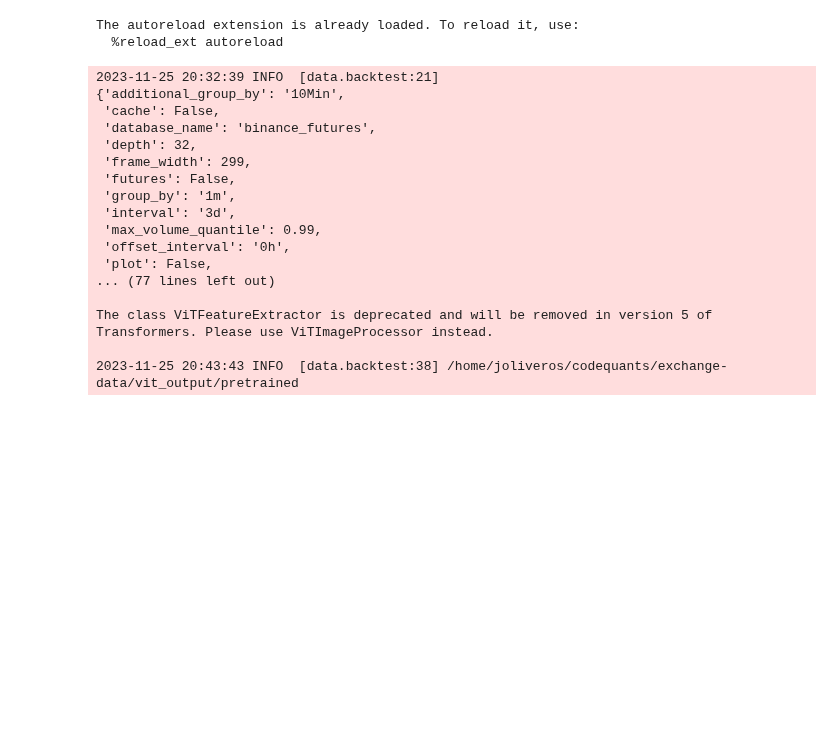
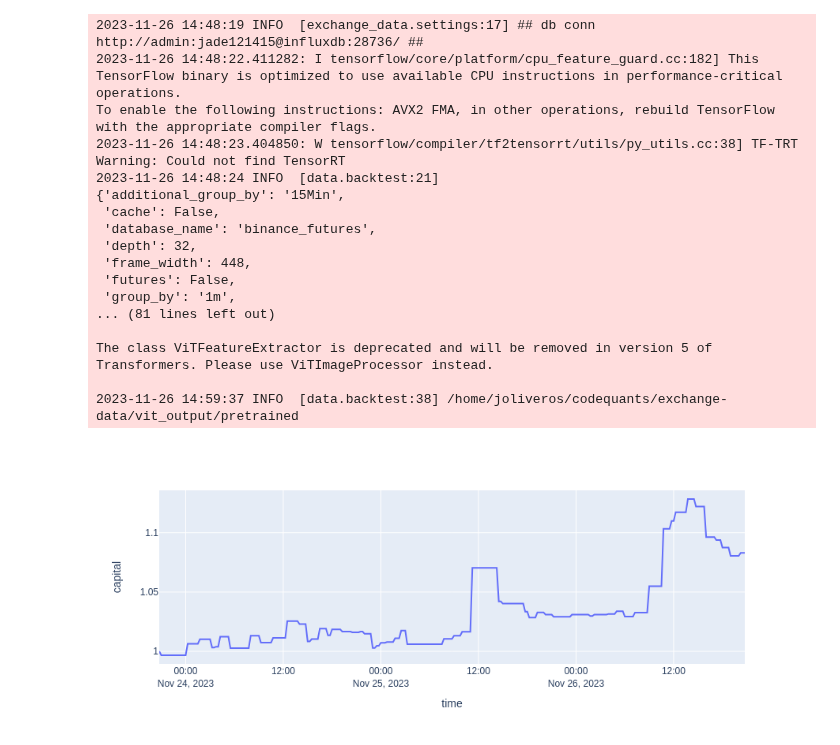
Before and after one commit to joliveros/exchange-data, a Jupyter notebook: notebooks/backtest.ipynb, the cells around one changed output. Saved outputs shown, nothing was run; the diff lists cells and outputs as text; code cells hidden in the pictures; blank space fills up the shorter version.

```diff
--- a/notebooks/backtest.ipynb
+++ b/notebooks/backtest.ipynb
@@ -5,51 +5,79 @@
 from exchange_data.data import OrderBookFrame
 from exchange_data.data.backtest import Backtest
 import pandas as pd
 import numpy as np
 import alog
 import plotly.graph_objs as go
 import plotly.express as px
 import plotly as py
 import plotly.offline as ofl
 from plotly.offline import init_notebook_mode
 
 init_notebook_mode(connected=True)
 params = {
  'cache': False,
  'database_name': 'binance_futures',
  'depth': 32,
  'futures': False,
  'group_by': '1m',
  'interval': '3d',
  'max_volume_quantile': 0.99,
  'offset_interval': '0h',
  'plot': False,
  'round_decimals': 2,
  'sequence_length': 48,
  'symbol': 'UNFIUSDT',
  'window_size': '1h',
- 'additional_group_by': '10Min',
- 'frame_width': 299
+ 'additional_group_by': '15Min',
+ 'frame_width': 448
 }
 
 df = Backtest(**params).frame
+capital = 1
+df['capital'] = 0
+df_len = df.shape[0]
+capital_ls = []
+price_in = None
+
+for ix in range(0, df_len):
+    if ix < df_len - 1:
+        row = df.iloc[ix]
+        next_row = df.iloc[ix + 1]
+        best_ask = row['best_ask']
+
+        if row['prediction'] == 1:
+            if price_in == None:
+                price_in = row['best_bid']
+        else:
+            if price_in:
+                pnl = (best_ask - price_in) / price_in
+                capital = capital + (capital * pnl)
+
+            price_in = None
+
+    #alog.info(capital)
+    capital_ls.append(capital)
+
+df['capital'] = np.asarray(capital_ls)
+
+df=df.loc[:, df.columns!='orderbook_img']
+px.line(df, y='capital')
 # %% [output]
-The autoreload extension is already loaded. To reload it, use:
-  %reload_ext autoreload
+2023-11-26 14:48:19 INFO  [exchange_data.settings:17] ## db conn http://admin:jade121415@influxdb:28736/ ##
+2023-11-26 14:48:22.411282: I tensorflow/core/platform/cpu_feature_guard.cc:182] This TensorFlow binary is optimized to use available CPU instructions in performance-critical operations.
+To enable the following instructions: AVX2 FMA, in other operations, rebuild TensorFlow with the appropriate compiler flags.
+2023-11-26 14:48:23.404850: W tensorflow/compiler/tf2tensorrt/utils/py_utils.cc:38] TF-TRT Warning: Could not find TensorRT
+2023-11-26 14:48:24 INFO  [data.backtest:21]
+{'additional_group_by': '15Min',
+ 'cache': False,
+ 'database_name': 'binance_futures',
+ 'depth': 32,
+ 'frame_width': 448,
+ 'futures': False,
+ 'group_by': '1m',
+... (81 lines left out)
+
+The class ViTFeatureExtractor is deprecated and will be removed in version 5 of Transformers. Please use ViTImageProcessor instead.
+
+2023-11-26 14:59:37 INFO  [data.backtest:38] /home/joliveros/codequants/exchange-data/vit_output/pretrained
-2023-11-25 20:32:39 INFO  [data.backtest:21]
-{'additional_group_by': '10Min',
- 'cache': False,
- 'database_name': 'binance_futures',
- 'depth': 32,
- 'frame_width': 299,
- 'futures': False,
- 'group_by': '1m',
- 'interval': '3d',
- 'max_volume_quantile': 0.99,
- 'offset_interval': '0h',
- 'plot': False,
-... (77 lines left out)
-
-The class ViTFeatureExtractor is deprecated and will be removed in version 5 of Transformers. Please use ViTImageProcessor instead.
-
-2023-11-25 20:43:43 INFO  [data.backtest:38] /home/joliveros/codequants/exchange-data/vit_output/pretrained
+[figure, added]
```
Also changed, not shown: parts of 3 cells of this notebook, 1 other file.
